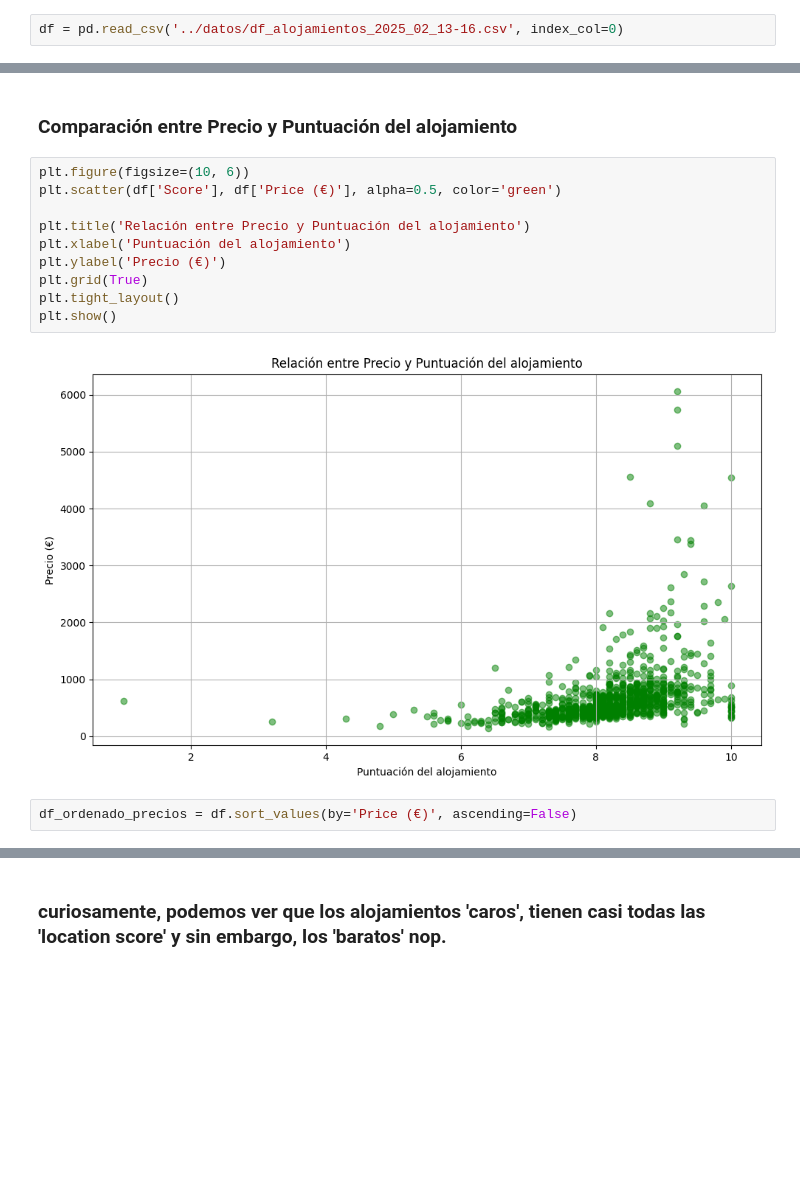
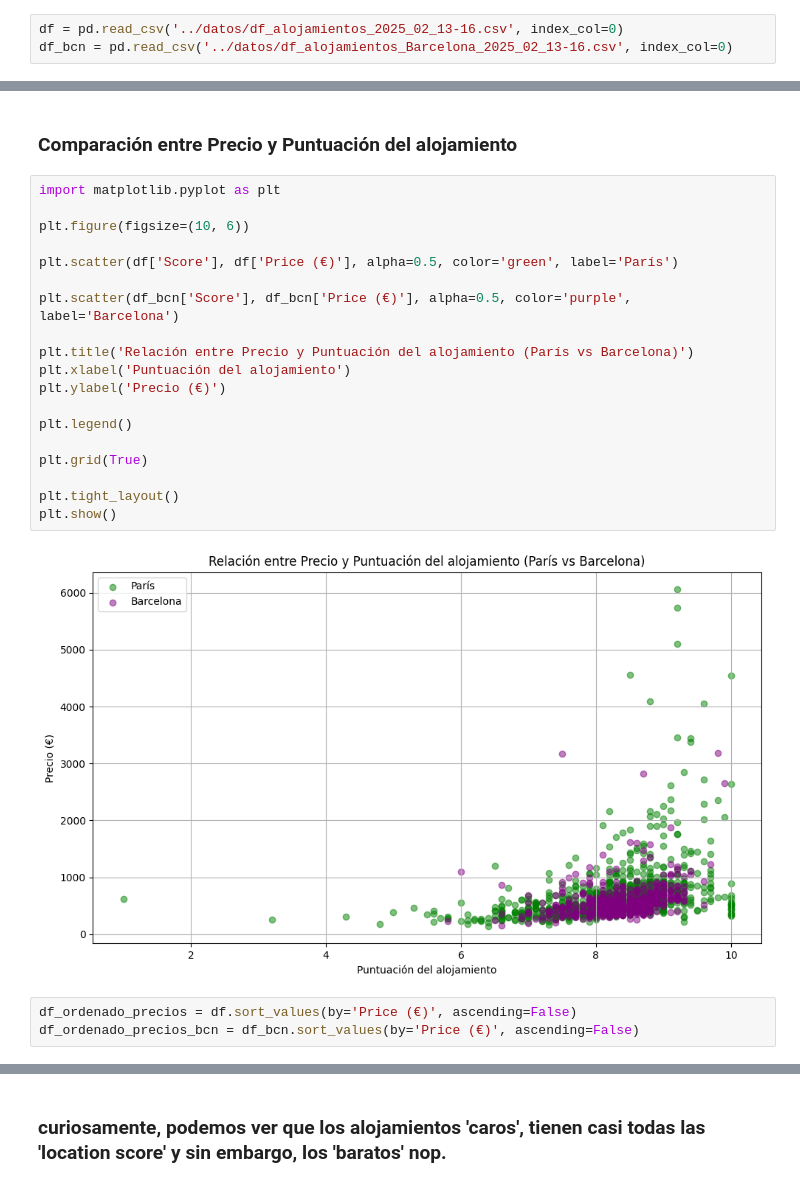
Before and after one commit to joseluisalmendral/Proyecto3-Explorando-Viajes, a Jupyter notebook: notebooks/alojamiento.ipynb, the cells around one changed output, grey strips where cells are left out. Drawn from its saved outputs; the diff is of its cells as text; blank space fills up the shorter version.

```diff
--- a/notebooks/alojamiento.ipynb
+++ b/notebooks/alojamiento.ipynb
@@ -20,5 +40,6 @@ import matplotlib.pyplot as plt
 # %%
 df = pd.read_csv('../datos/df_alojamientos_2025_02_13-16.csv', index_col=0)
+df_bcn = pd.read_csv('../datos/df_alojamientos_Barcelona_2025_02_13-16.csv', index_col=0)
 # %% [markdown]
 ### Relación entre Precio y Distancia al centro (Gráfico de dispersión)
 # %%
@@ -51,19 +87,29 @@ plt.show()
 # %% [markdown]
 ### Comparación entre Precio y Puntuación del alojamiento
 # %%
+import matplotlib.pyplot as plt
+
 plt.figure(figsize=(10, 6))
-plt.scatter(df['Score'], df['Price (€)'], alpha=0.5, color='green')
 
-plt.title('Relación entre Precio y Puntuación del alojamiento')
+plt.scatter(df['Score'], df['Price (€)'], alpha=0.5, color='green', label='París')
+
+plt.scatter(df_bcn['Score'], df_bcn['Price (€)'], alpha=0.5, color='purple', label='Barcelona')
+
+plt.title('Relación entre Precio y Puntuación del alojamiento (París vs Barcelona)')
 plt.xlabel('Puntuación del alojamiento')
 plt.ylabel('Precio (€)')
+
+plt.legend()
+
 plt.grid(True)
+
 plt.tight_layout()
 plt.show()
 # %% [output]
-[figure, old version]
+[figure, new version]
 # %%
 df_ordenado_precios = df.sort_values(by='Price (€)', ascending=False)
+df_ordenado_precios_bcn = df_bcn.sort_values(by='Price (€)', ascending=False)
 # %%
 mas_caros = df_ordenado_precios.head(20)
 mas_caros['tipo'] = 'caro'
```
Also changed, not shown: parts of 17 cells of this notebook, 6 other files.
